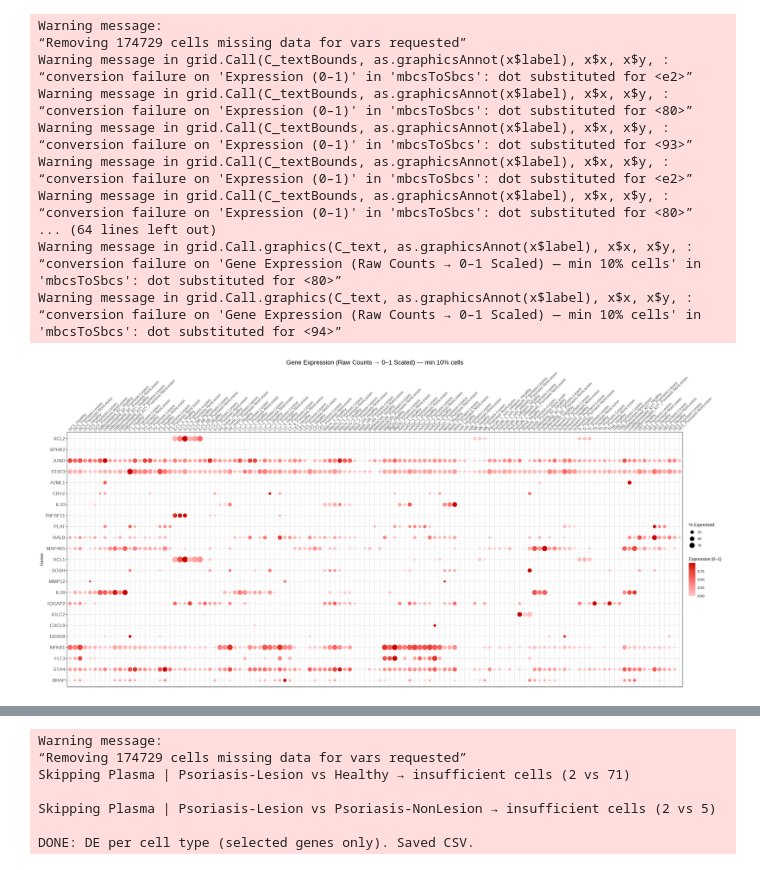
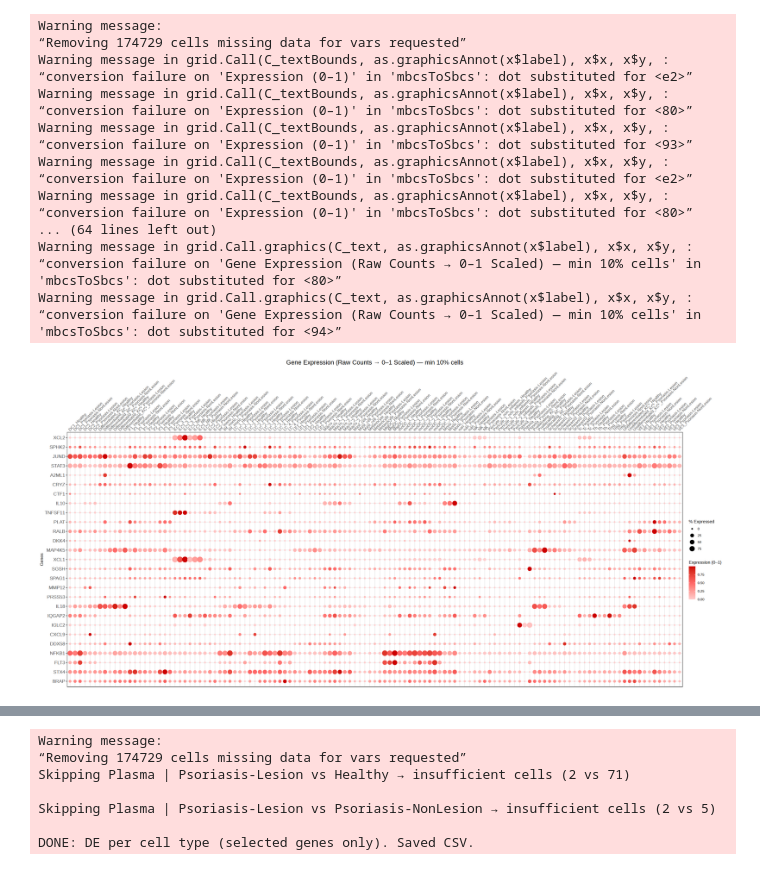
Before and after one commit to narendrameena/dev, a Jupyter notebook: scripts/hanifa/01_analysis_from_hanifa.ipynb, the cells around one changed output, grey strips where cells are left out. Cells and saved outputs as stored; diff of their text form; code cells hidden in the pictures.

```diff
--- a/scripts/hanifa/01_analysis_from_hanifa.ipynb
+++ b/scripts/hanifa/01_analysis_from_hanifa.ipynb
@@ -117,11 +97,7 @@ plot_df[is.na(plot_df)] <- 0
 ## ==========================================================
 ## REMOVE NA + literal "nan" values + FILTER <10%
 ## ==========================================================
-plot_df <- plot_df %>%
-    filter(!is.na(CellTypeCondition)) %>%        # remove true NA
-    filter(CellTypeCondition != "nan") %>%       # remove "nan"
-    filter(CellTypeCondition != "NaN") %>%       # remove "NaN"
-    filter(Percent >= 10)                         # keep only >=10% expressing
+                 # keep only >=10% expressing
 
 
 ## ==========================================================
@@ -171,35 +147,35 @@ p <- ggplot(plot_df, aes(
         color = "Expression (0–1)"
     )
 
 options(repr.plot.width = 25, repr.plot.height = 12)
 p
 
 ## ==========================================================
 ## 7. Save matrices & plot
 ## ==========================================================
-write.csv(plot_df, "dotplot_matrix_rawcounts_scaled01_min10pct.csv", row.names = FALSE)
+write.csv(plot_df, "dotplot_matrix_rawcounts_scaled01.csv", row.names = FALSE)
 
 ggsave("dotplot_rawcounts_01scale_min10pct.pdf", p, width = 25, height = 12)
 ggsave("dotplot_rawcounts_01scale_min10pct.png", p, width = 25, height = 12, dpi = 300)
 # %% [output]
 Warning message:
 “Removing 174729 cells missing data for vars requested”
 Warning message in grid.Call(C_textBounds, as.graphicsAnnot(x$label), x$x, x$y, :
 “conversion failure on 'Expression (0–1)' in 'mbcsToSbcs': dot substituted for <e2>”
 Warning message in grid.Call(C_textBounds, as.graphicsAnnot(x$label), x$x, x$y, :
 “conversion failure on 'Expression (0–1)' in 'mbcsToSbcs': dot substituted for <80>”
 Warning message in grid.Call(C_textBounds, as.graphicsAnnot(x$label), x$x, x$y, :
 “conversion failure on 'Expression (0–1)' in 'mbcsToSbcs': dot substituted for <93>”
 Warning message in grid.Call(C_textBounds, as.graphicsAnnot(x$label), x$x, x$y, :
 “conversion failure on 'Expression (0–1)' in 'mbcsToSbcs': dot substituted for <e2>”
 Warning message in grid.Call(C_textBounds, as.graphicsAnnot(x$label), x$x, x$y, :
 “conversion failure on 'Expression (0–1)' in 'mbcsToSbcs': dot substituted for <80>”
 ... (64 lines left out)
 Warning message in grid.Call.graphics(C_text, as.graphicsAnnot(x$label), x$x, x$y, :
 “conversion failure on 'Gene Expression (Raw Counts → 0–1 Scaled) — min 10% cells' in 'mbcsToSbcs': dot substituted for <80>”
 Warning message in grid.Call.graphics(C_text, as.graphicsAnnot(x$label), x$x, x$y, :
 “conversion failure on 'Gene Expression (Raw Counts → 0–1 Scaled) — min 10% cells' in 'mbcsToSbcs': dot substituted for <94>”
-[figure, old version]
+[figure, new version]
 # %%
 library(Seurat)
 library(dplyr)
```
Also changed, not shown: parts of 2 cells of this notebook.
